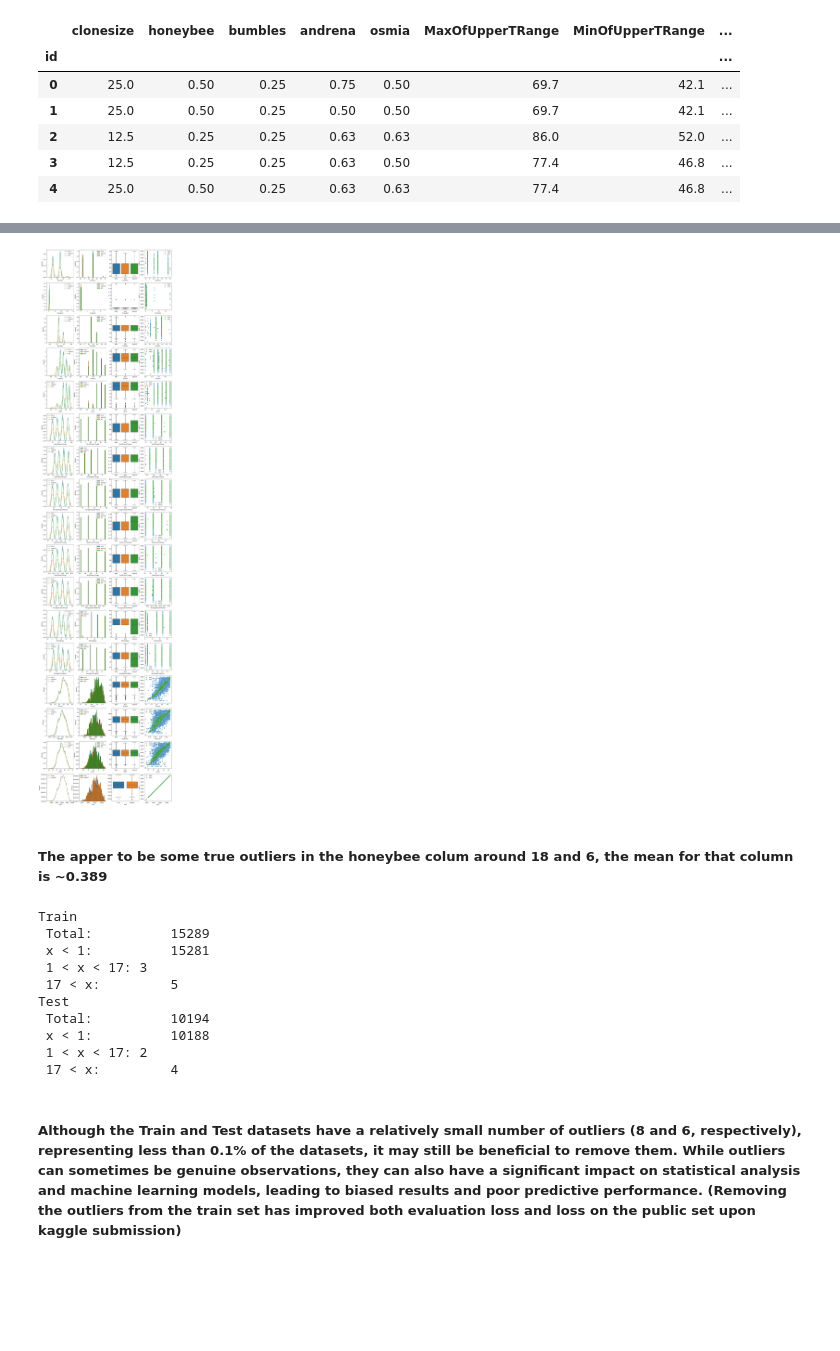
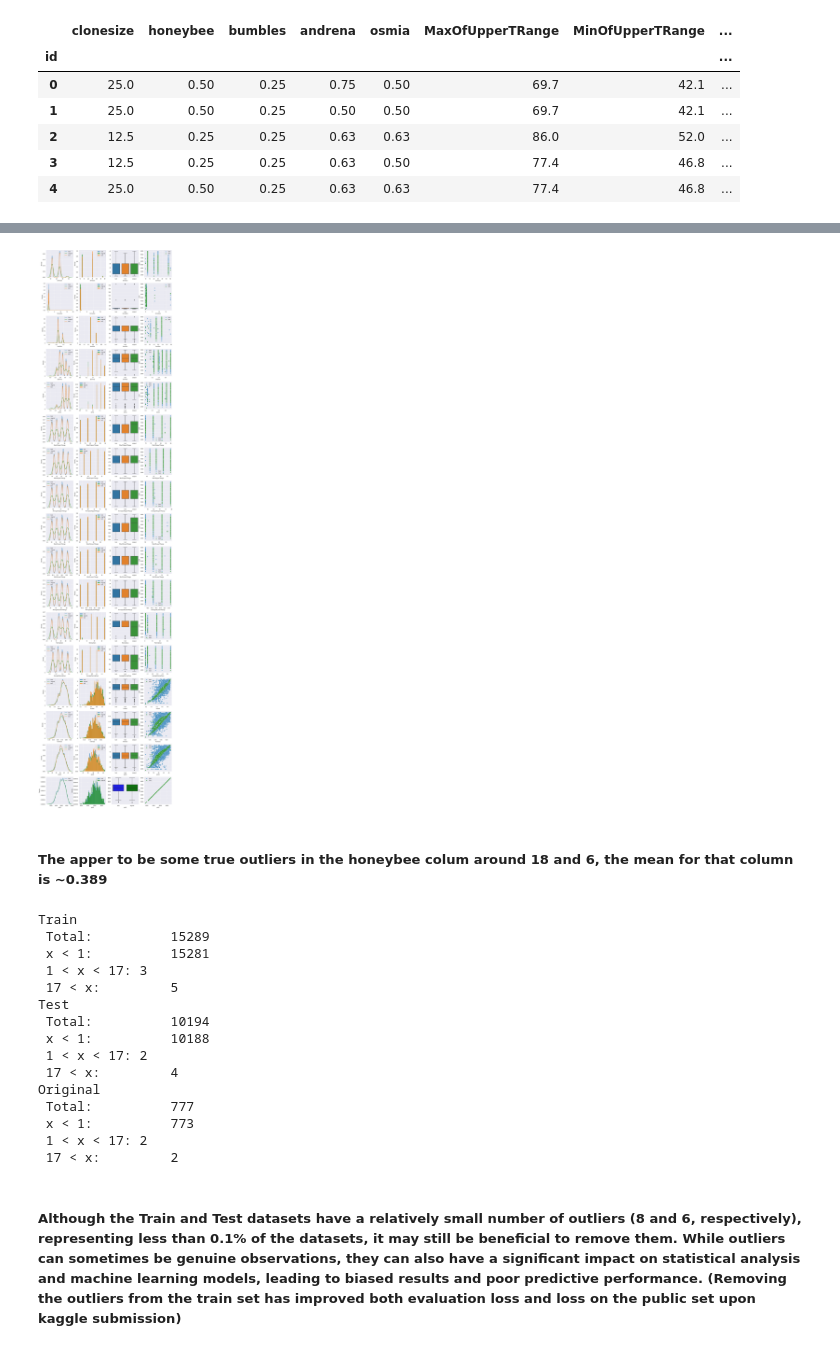
Before and after one commit to mnokno/WildBlueberryYieldPrediction, a Jupyter notebook: WildBlueberryYieldPrediction/src/WildBlueberryYieldPrediction.ipynb, the cells around one changed output, grey strips where cells are left out. Cells and saved outputs as stored; diff of their text form; code cells hidden in the pictures; blank space fills up the shorter version.

```diff
--- a/WildBlueberryYieldPrediction/src/WildBlueberryYieldPrediction.ipynb
+++ b/WildBlueberryYieldPrediction/src/WildBlueberryYieldPrediction.ipynb
@@ -134,37 +134,38 @@ df_train.describe()
 # %%
 fig, axes = plt.subplots(nrows=len(df_train.select_dtypes(include='number').columns), ncols=4, figsize=(18, 80))
 axes = axes.flatten()
 
 i = 0
 for col in df_train.select_dtypes(include='number').columns:
     sns.kdeplot(df_train[col], label='train', ax=axes[i], fill=False)
     sns.histplot(df_train[col], label='train', ax=axes[i + 1], stat="density", bins=50)
-    sns.kdeplot(df_og[col], label='original', ax=axes[i], fill=False)
-    sns.histplot(df_og[col], label='original', ax=axes[i + 1], stat="density", bins=50)
+    sns.kdeplot(df_og[col], label='original', ax=axes[i], fill=False, color="green")
+    sns.histplot(df_og[col], label='original', ax=axes[i + 1], stat="density", bins=50, color="green")
 
     if col != 'yield':
         sns.kdeplot(df_test[col], label='test', ax=axes[i], fill=False)
         sns.histplot(df_test[col], label='test', ax=axes[i + 1], stat="density", bins=50)
 
     if col != 'yield':
         tmp_data = pd.DataFrame({"train": df_train[col], "test": df_test[col], "original": df_og[col]})
         sns.boxplot(data=tmp_data, ax=axes[i + 2])
     else:
         tmp_data = pd.DataFrame({"train": df_train[col], "original": df_og[col]})
-        sns.boxplot(data=tmp_data, ax=axes[i + 2])
+        custom_palette = ["blue", "green"]
+        sns.boxplot(data=tmp_data, ax=axes[i + 2], palette=custom_palette)
     axes[i + 2].set_xlabel(col)
 
     sns.scatterplot(x=col, y="yield", label='train', ax=axes[i + 3], data=df_train)
     sns.scatterplot(x=col, y="yield", label='train', ax=axes[i + 3], data=df_og, color="green")
 
     axes[i].legend()
     axes[i + 1].legend()
     axes[i + 3].legend()
     i += 4
 
 plt.show()
 # %% [output]
-[figure, old version]
+[figure, new version]
 # %% [markdown]
 ##### The apper to be some true outliers in the honeybee colum around 18 and 6, the mean for that column is ~0.389
 # %%
@@ -183,6 +184,8 @@ print("Train")
 show_honeybee_outlier_count(df_train)
 print("Test")
 show_honeybee_outlier_count(df_test)
+print("Original")
+show_honeybee_outlier_count(df_og)
 # %% [output]
 Train
  Total:          15289
@@ -194,6 +197,11 @@ Test
  x < 1:          10188
  1 < x < 17: 2
  17 < x:         4
+Original
+ Total:          777
+ x < 1:          773
+ 1 < x < 17: 2
+ 17 < x:         2
 # %% [markdown]
 ##### Although the Train and Test datasets have a relatively small number of outliers (8 and 6, respectively), representing less than 0.1% of the datasets, it may still be beneficial to remove them. While outliers can sometimes be genuine observations, they can also have a significant impact on statistical analysis and machine learning models, leading to biased results and poor predictive performance. (Removing the outliers from the train set has improved both evaluation loss and loss on the public set upon kaggle submission)
 # %%
```
Also changed, not shown: parts of 17 cells of this notebook.
